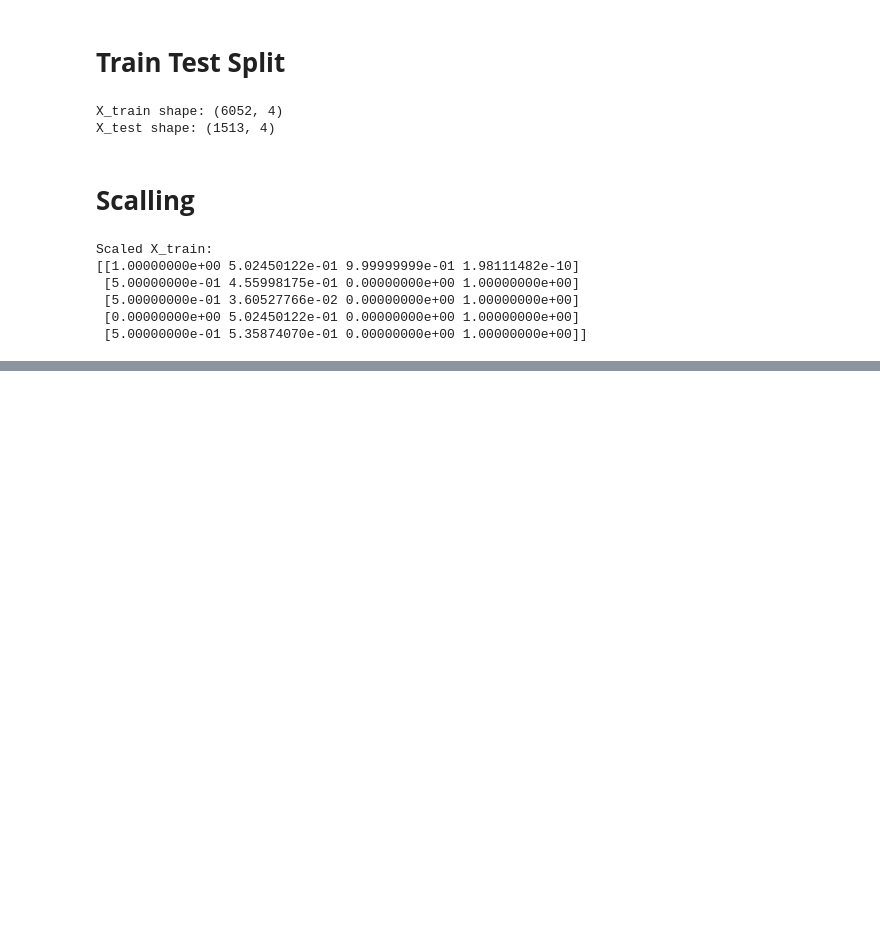
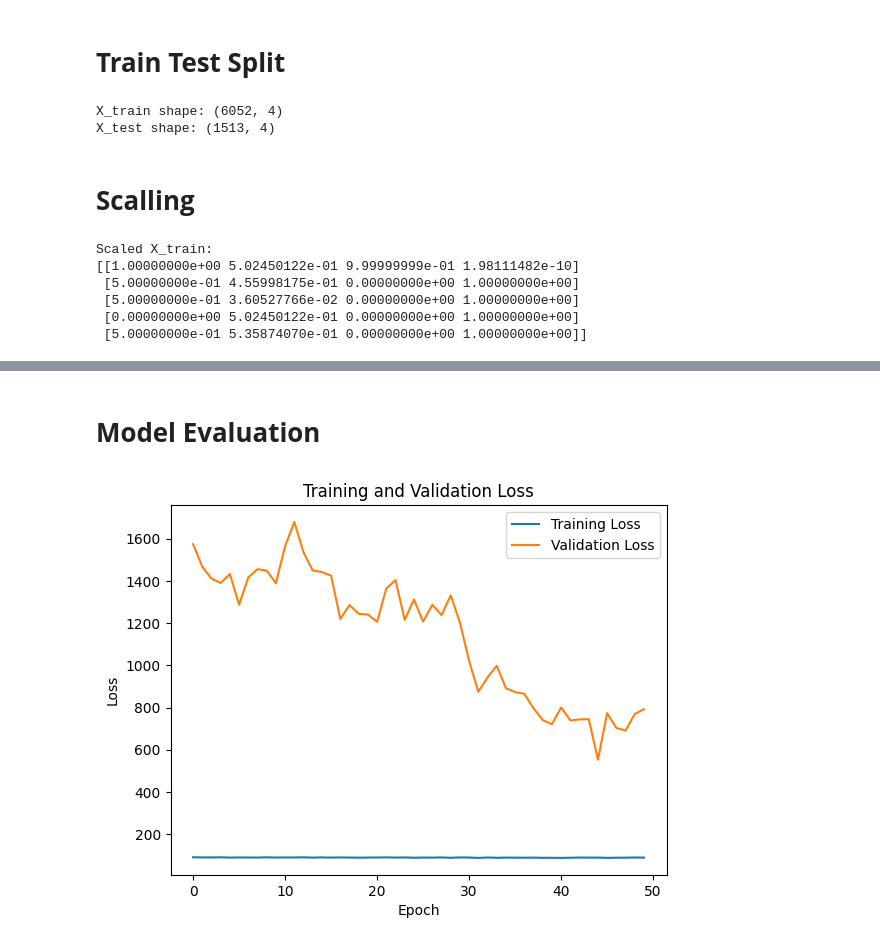
Before and after one commit to Saifullah785/deep-learning-projects, a Jupyter notebook: Project_06_Electric_Vehicle_Battery_Life_Prediction_Using_ANN/Project_06_Electric_Vehicle_Battery_Life_Prediction_Using_ANN.ipynb, the cells around one changed output, grey strips where cells are left out. Saved outputs shown, nothing was run; the diff lists cells and outputs as text; code cells hidden in the pictures; blank space fills up the shorter version.

```diff
--- a/Project_06_Electric_Vehicle_Battery_Life_Prediction_Using_ANN/Project_06_Electric_Vehicle_Battery_Life_Prediction_Using_ANN.ipynb
+++ b/Project_06_Electric_Vehicle_Battery_Life_Prediction_Using_ANN/Project_06_Electric_Vehicle_Battery_Life_Prediction_Using_ANN.ipynb
@@ -133,0 +151,19 @@ Scaled X_train:
+# %%
+# Initialize the Sequential model
+model = Sequential()
+
+# Add a dense layer with 64 units, ReLU activation function, and input shape
+model.add(Dense(64, activation='relu', input_shape=(X_train.shape[1],)))
+# Add a dropout layer to prevent overfitting
+model.add(Dropout(0.2))
+
+# Add another dense layer with 32 units and ReLU activation function
+model.add(Dense(32, activation='relu'))
+# Add another dropout layer
+model.add(Dropout(0.2))
+
+# Add the output layer with a single unit and linear activation function for regression
+model.add(Dense(1, activation='linear'))
+
+# Compile the model with the Adam optimizer, mean squared error loss function, and mean absolute error metric
+model.compile(optimizer='adam', loss='mean_squared_error', metrics=['mae'])
@@ -133,0 +191,4 @@ Scaled X_train:
+# %%
+# Train the model on the training data for 50 epochs with a batch size of 32
+# and validate it on the test data
+history = model.fit(X_train, y_train, epochs=50, batch_size=32, validation_data=(X_test, y_test))
@@ -133,0 +213,22 @@ Scaled X_train:
+# %% [markdown]
+
+# **Model Evaluation**
+# %%
+# Import the matplotlib.pyplot library for plotting
+import matplotlib.pyplot as plt
+
+# Plot the training and validation loss over epochs
+plt.plot(history.history['loss'], label='Training Loss')
+plt.plot(history.history['val_loss'], label='Validation Loss')
+# Set the x-axis label
+plt.xlabel('Epoch')
+# Set the y-axis label
+plt.ylabel('Loss')
+# Set the title of the plot
+plt.title('Training and Validation Loss')
+# Display the legend
+plt.legend()
+# Show the plot
+plt.show()
+# %% [output]
+[figure, added]
```
Also changed, not shown: parts of 14 cells of this notebook.
